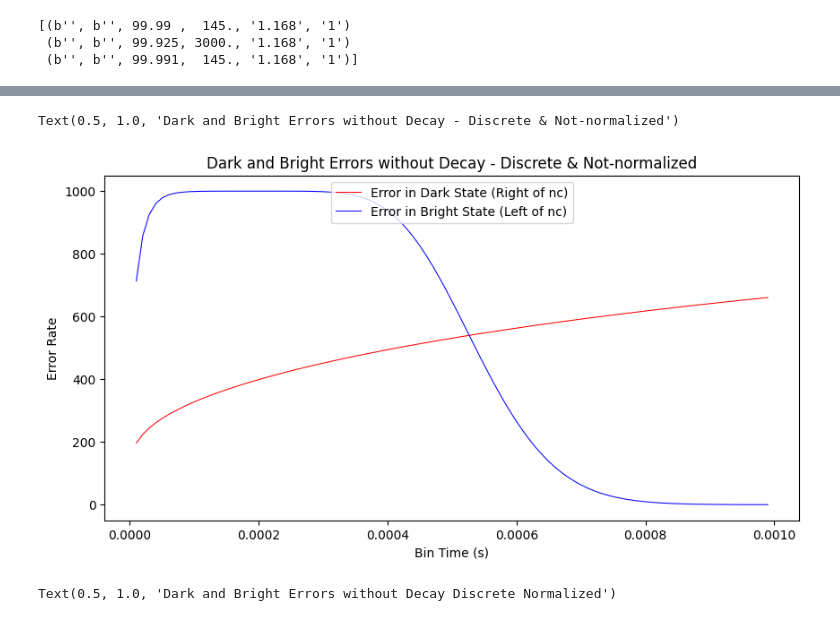
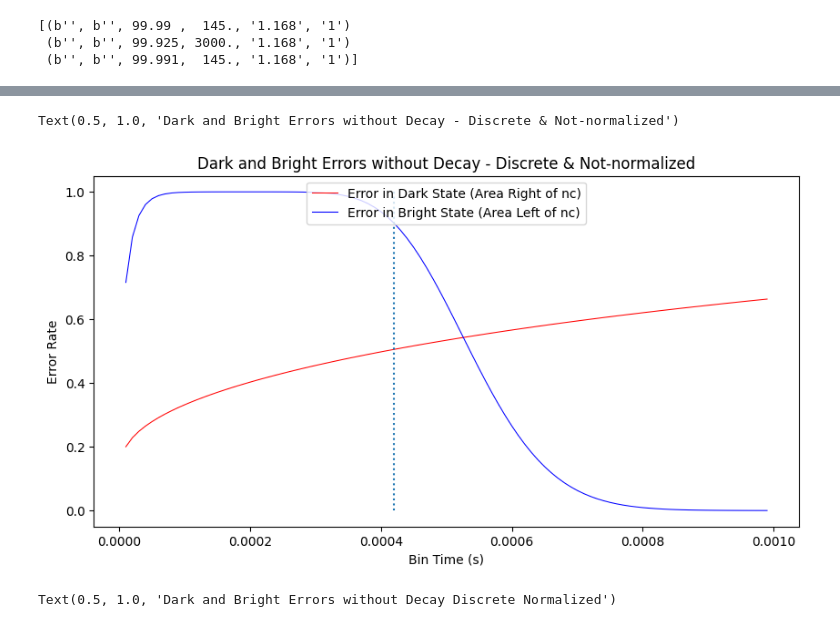
Before and after one commit to seangarn32/Trapped-Ion-Error-Model, a Jupyter notebook: SQR Error Model/Ca40Model.ipynb, the cells around one changed output, grey strips where cells are left out. Saved outputs shown, nothing was run; the diff lists cells and outputs as text; code cells hidden in the pictures.

```diff
--- a/SQR Error Model/Ca40Model.ipynb
+++ b/SQR Error Model/Ca40Model.ipynb
@@ -59,18 +59,18 @@ def Do(N, Dmean):
 
 #nc = diferentiation counts
 
-#n = counts
+#nMax = counts graphed
 nMax = 30
 #Bright state fluoresence rate
 Rb = 55800
 #Dark state fluoresence rate
 Rd = 442
 #bin time
-tb = .00042
+tb = .001
 #tau decay time for Ca40
 tau = 1.167
 
-step = .001
+step = .01
 N = np.arange(start=0,stop=nMax,step=step)
 
 #Graphing
@@ -110,5 +110,5 @@ ax3 = plt.twinx(ax1)
 plt.vlines(nc, ymin=0, ymax=np.max(D0), colors='green', ls=':', lw=2, label='Optimum Threshold nc')
 ax1.legend(loc = 'upper right')
 ax3.legend(loc = 'upper center')
-plt.title("Count Probability with No Decay")
+plt.title("Count Probability with No Decay at Bin Time "+ str(tb)+"s")
 # %% [output]
@@ -128,39 +127,41 @@ Rd = 442
 tb = .00042
 
 
-NB = np.arange(start=0,stop=5,step=1)
-ND = np.arange(start=5,stop=50,step=1)
+NB = np.arange(start=0,stop=nc,step=.01)
+ND = np.arange(start=nc,stop=50,step=.01)
 
 
 #nc to inf w/ D0
 def ed(tb,N):
     return np.sum((np.power(Rd*tb,N)) * (np.exp(-1*(Rd*tb))) / spec.factorial(N))
 
 #0 to nc w/ B0
 def eb(tb,N):
     return np.sum((np.power((Rb+Rd)*tb,N)) * (np.exp(-1*((Rb+Rd)*tb))) / spec.factorial(N))
 
 tb = np.arange(start=.00001,stop=.001,step=.00001)
 
 darkE = np.empty(0)
 brightE = np.empty(0)
 
 for i in tb:
     darkE = np.append(darkE, ed(i,N))
 for i in tb:
     brightE = np.append(brightE, eb(i,N))
-
+darkE = darkE/100
+brightE = brightE/100
 fig = plt.figure(figsize=(10, 5))
 ax1 = fig.add_subplot(1, 1, 1)
 ax1.plot(tb, darkE, lw=0.75, c="r", label = "Error in Dark State (Area Right of nc)")
 ax1.set_ylabel("Error Rate")
 ax1.set_xlabel("Bin Time (s)")
 ax1.plot(tb, brightE, lw=0.75, c="b", label = "Error in Bright State (Area Left of nc)")
 ax1.legend(loc = 'upper center')
+ax1.vlines(.00042,ymin=0,ymax=1,linestyles=':',label="Reference Bin Time")
 plt.title("Dark and Bright Errors without Decay - Discrete & Not-normalized")
 # %% [output]
 Text(0.5, 1.0, 'Dark and Bright Errors without Decay - Discrete & Not-normalized')
-[figure, old version]
+[figure, new version]
 # %%
 #Optimal Time vs Collection Efficiency w/o Decay Discrete
 
```
Also changed, not shown: parts of 2 cells of this notebook, 1 other file.
